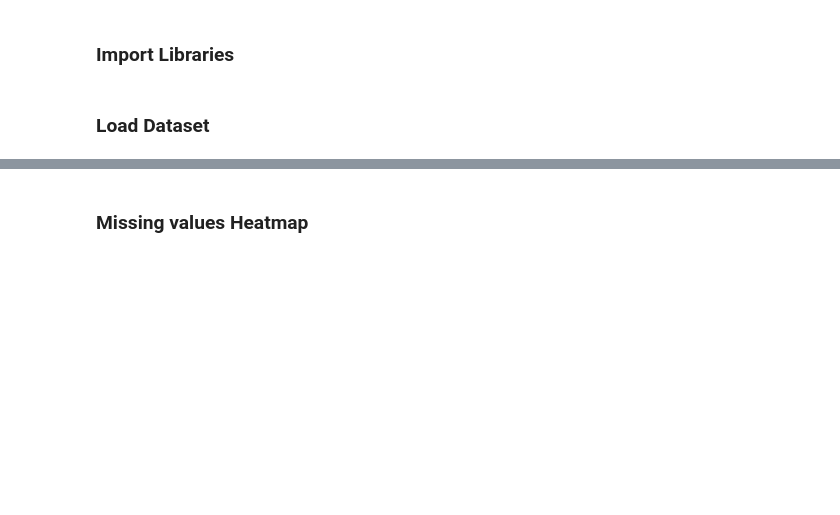
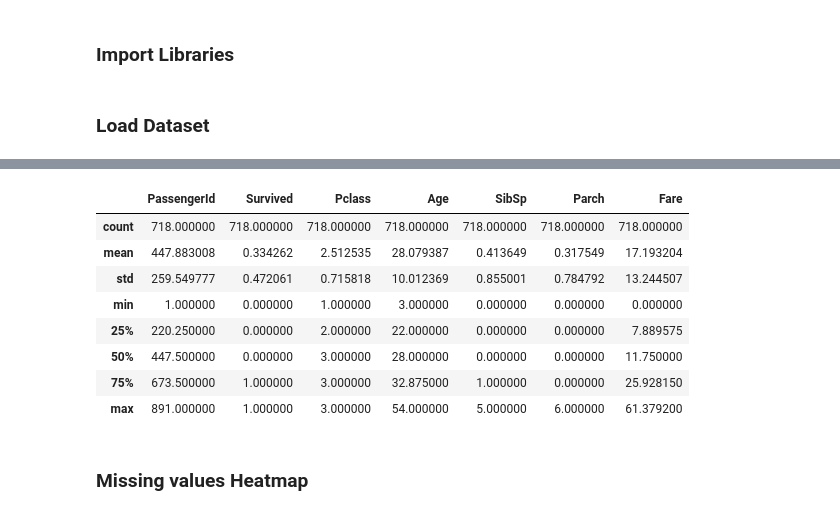
Before and after one commit to jaskirank-hestabit/Training, a Jupyter notebook: Week6/src/notebooks/EDA.ipynb, the cells around one changed output, grey strips where cells are left out. Saved outputs shown, nothing was run; the diff lists cells and outputs as text; code cells hidden in the pictures; blank space fills up the shorter version.

```diff
--- a/Week6/src/notebooks/EDA.ipynb
+++ b/Week6/src/notebooks/EDA.ipynb
@@ -21,0 +47,12 @@ df.head()
+# %%
+df.describe()
+# %% [output]
+|  | PassengerId | Survived | Pclass | Age | SibSp | Parch | Fare |
+| count | 718.000000 | 718.000000 | 718.000000 | 718.000000 | 718.000000 | 718.000000 | 718.000000 |
+| mean | 447.883008 | 0.334262 | 2.512535 | 28.079387 | 0.413649 | 0.317549 | 17.193204 |
+| std | 259.549777 | 0.472061 | 0.715818 | 10.012369 | 0.855001 | 0.784792 | 13.244507 |
+| min | 1.000000 | 0.000000 | 1.000000 | 3.000000 | 0.000000 | 0.000000 | 0.000000 |
+| 25% | 220.250000 | 0.000000 | 2.000000 | 22.000000 | 0.000000 | 0.000000 | 7.889575 |
+| 50% | 447.500000 | 0.000000 | 3.000000 | 28.000000 | 0.000000 | 0.000000 | 11.750000 |
+| 75% | 673.500000 | 1.000000 | 3.000000 | 32.875000 | 1.000000 | 0.000000 | 25.928150 |
+| max | 891.000000 | 1.000000 | 3.000000 | 54.000000 | 5.000000 | 6.000000 | 61.379200 |
```
Also changed, not shown: parts of 4 cells of this notebook, 10 other files.
